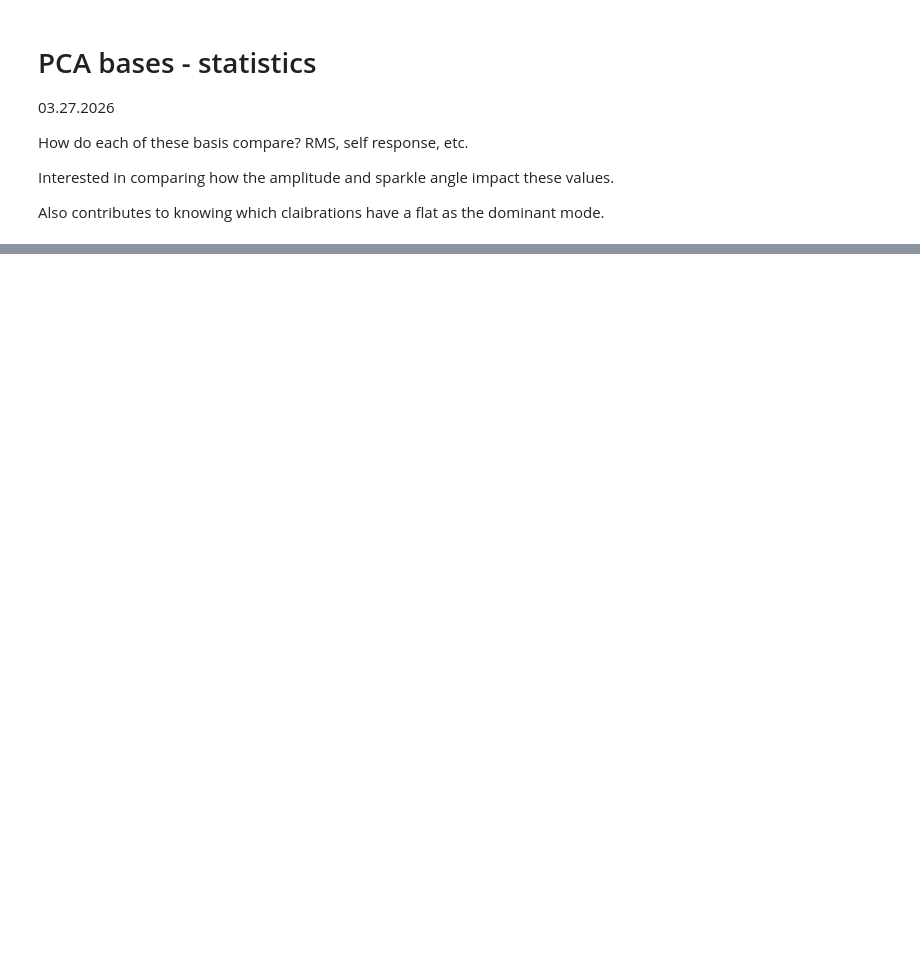
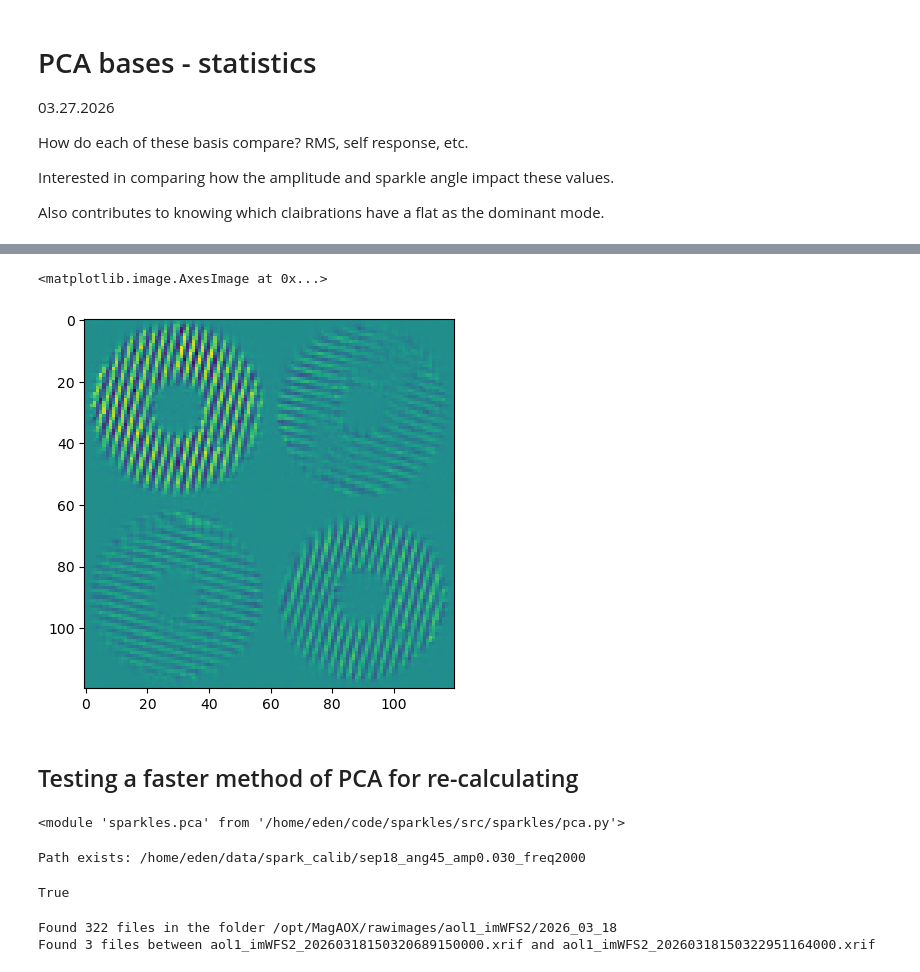
Before and after one commit to edenacadia/sparkles, a Jupyter notebook: dev/PCA_basis_stats.ipynb, the cells around one changed output, grey strips where cells are left out. Cells and saved outputs as stored; diff of their text form; code cells hidden in the pictures; blank space fills up the shorter version.

```diff
--- a/dev/PCA_basis_stats.ipynb
+++ b/dev/PCA_basis_stats.ipynb
@@ -99,0 +205,40 @@ plt.show()
+# %%
+# check out what the pca image looks like
+test_path = sub['calib_path'].reset_index(drop=True)[0]
+fits_f = test_path + "/ref_pca.fits"
+fits_data = fits.open(fits_f)[0].data.T
+pca_img = fits_data.reshape(3,120,120)
+# %%
+plt.imshow(pca_img[2])
+# %% [output]
+<matplotlib.image.AxesImage at 0x...>
+[figure, added]
+# %% [markdown]
+## Testing a faster method of PCA for re-calculating
+# %%
+import sklearn
+import calibrator.spark_calib as sc
+import sparkles.pca as pca
+reload(pca)
+# %% [output]
+<module 'sparkles.pca' from '/home/eden/code/sparkles/src/sparkles/pca.py'>
+# %%
+# load in a calibration object for the purposes of pulling the data.
+calibration_folder = "/home/eden/data/spark_calib"
+sep = 18
+ang = 45
+amp = 0.030
+freq_used = 2000
+
+cspk = sc.SparkCalib()
+cspk.setup(calibration_folder, sep, ang, amp, freq_used)
+# %% [output]
+Path exists: /home/eden/data/spark_calib/sep18_ang45_amp0.030_freq2000
+True
+# %%
+# now we want it to look for and pull the data
+cspk.read_savedata()
+data = cspk.grab_cube()
+# %% [output]
+Found 322 files in the folder /opt/MagAOX/rawimages/aol1_imWFS2/2026_03_18
+Found 3 files between aol1_imWFS2_20260318150320689150000.xrif and aol1_imWFS2_20260318150322951164000.xrif
```
Also changed, not shown: parts of 17 cells of this notebook, 1 other file.
